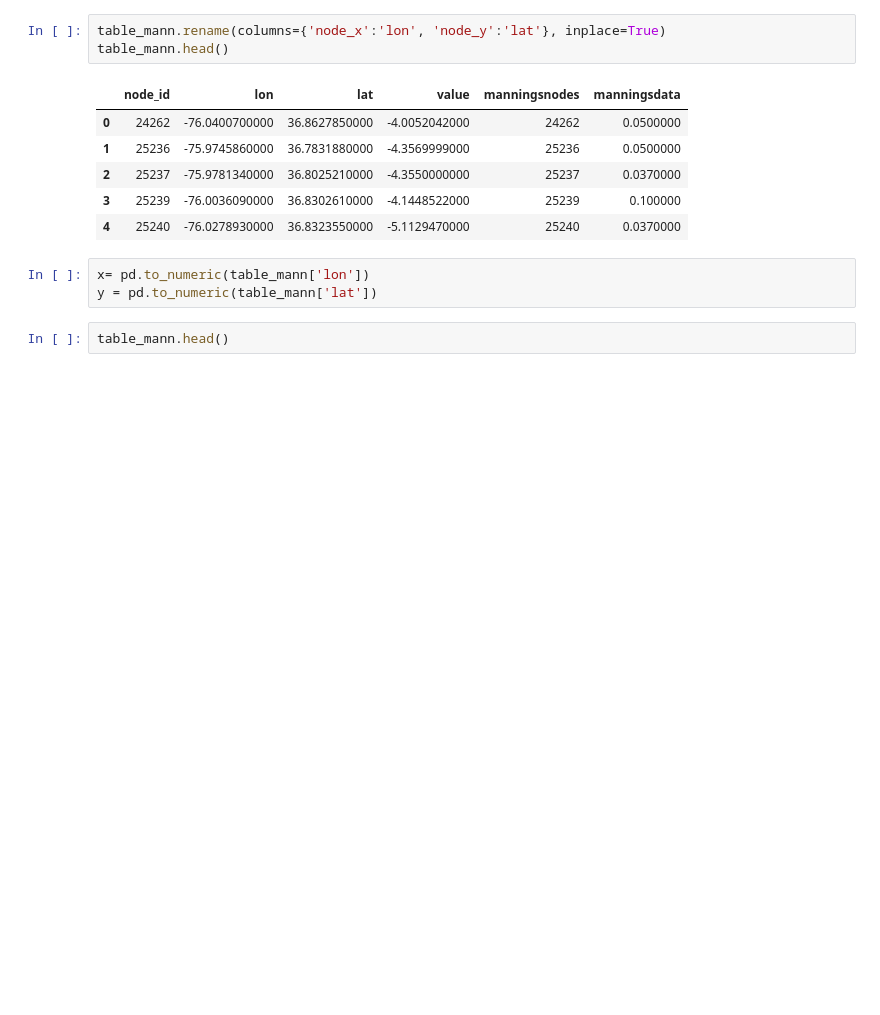
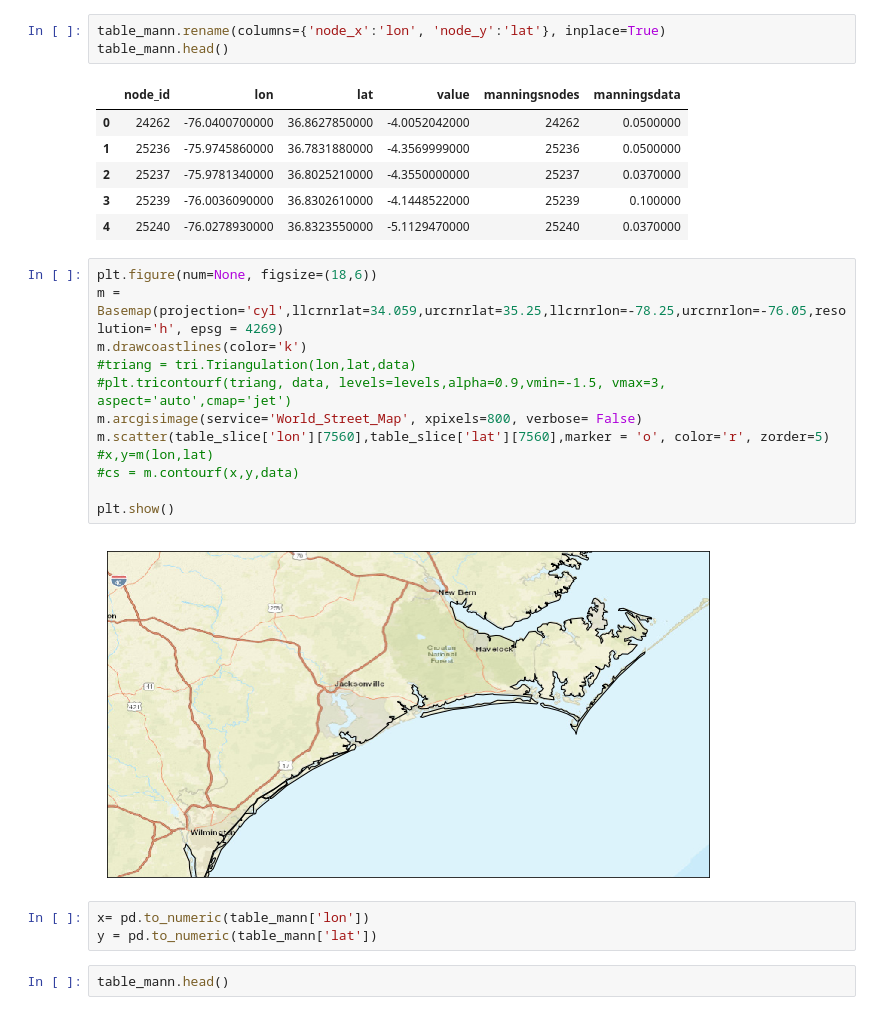
Before and after one commit to slawler/adcirc_prod, a Jupyter notebook: notebooks/ModelQC__v2.ipynb, the cells around one changed output. Drawn from its saved outputs; the diff is of its cells as text; blank space fills up the shorter version.

```diff
--- a/notebooks/ModelQC__v2.ipynb
+++ b/notebooks/ModelQC__v2.ipynb
@@ -142,6 +124,20 @@ table_mann.head()
 | 2 | 25237 | -75.9781340000 | 36.8025210000 | -4.3550000000 | 25237 | 0.0370000 |
 | 3 | 25239 | -76.0036090000 | 36.8302610000 | -4.1448522000 | 25239 | 0.100000 |
 | 4 | 25240 | -76.0278930000 | 36.8323550000 | -5.1129470000 | 25240 | 0.0370000 |
+# %%
+plt.figure(num=None, figsize=(18,6))
+m = Basemap(projection='cyl',llcrnrlat=34.059,urcrnrlat=35.25,llcrnrlon=-78.25,urcrnrlon=-76.05,resolution='h', epsg = 4269)
+m.drawcoastlines(color='k')
+#triang = tri.Triangulation(lon,lat,data)
+#plt.tricontourf(triang, data, levels=levels,alpha=0.9,vmin=-1.5, vmax=3, aspect='auto',cmap='jet')
+m.arcgisimage(service='World_Street_Map', xpixels=800, verbose= False)
+m.scatter(table_slice['lon'][7560],table_slice['lat'][7560],marker = 'o', color='r', zorder=5)
+#x,y=m(lon,lat)
+#cs = m.contourf(x,y,data)
+
+plt.show()
+# %% [output]
+[figure, added]
 # %%
 x= pd.to_numeric(table_mann['lon'])
 y = pd.to_numeric(table_mann['lat'])
```
Also changed, not shown: parts of 25 cells of this notebook, 3 other files.
